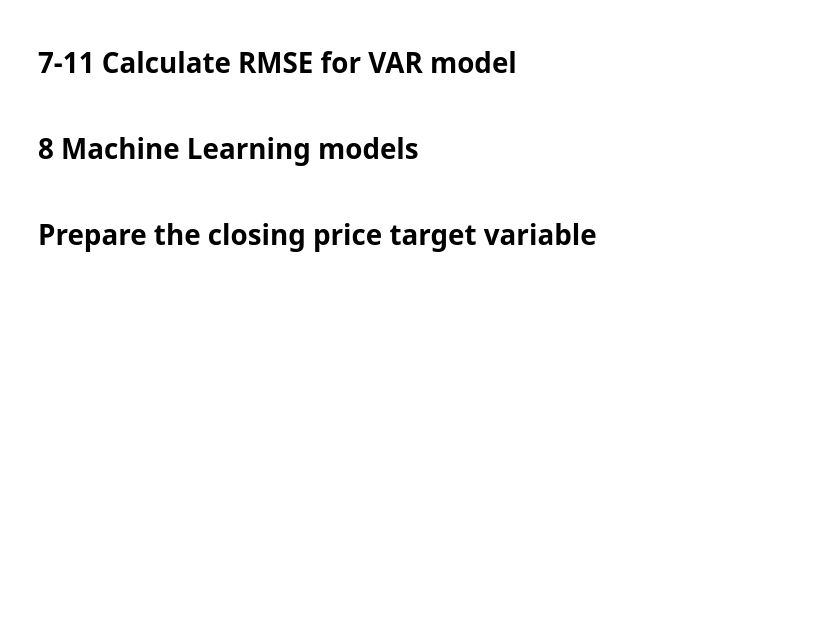
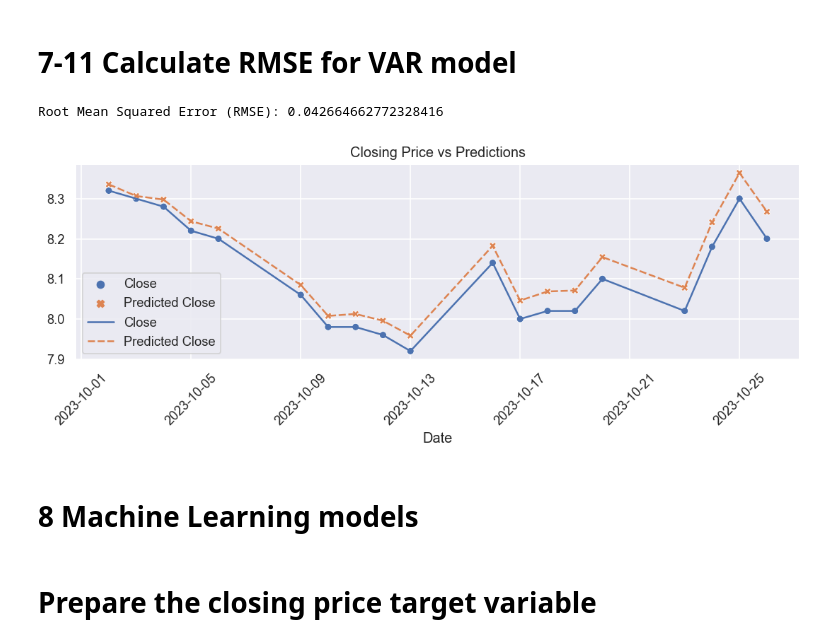
Before and after one commit to praxitelisk/FinancialDashboard, a Jupyter notebook: stock-price-regression-modelling-exp1-0.ipynb, the cells around one changed output. Drawn from its saved outputs; the diff is of its cells as text; code cells hidden in the pictures; blank space fills up the shorter version.

```diff
--- a/stock-price-regression-modelling-exp1-0.ipynb
+++ b/stock-price-regression-modelling-exp1-0.ipynb
@@ -493,9 +657,9 @@ for col, val in zip(train_set_differenced.columns, out):
 lag_order = model_var_fitted.k_ar
 
 # Input data for forecasting
-forecast_input = pd.concat([train_and_validation_set[-lag_order-1:], test_set]) # I add -1 cause next line we have dropna which deletes the first case
+forecast_input = pd.concat([validation_set[-lag_order-1:], test_set]) # I add -1 cause next line we have dropna which deletes the first case
 forecast_input_differenced = forecast_input.copy().diff().dropna()
-forecast_input = pd.concat([train_and_validation_set[-lag_order:], test_set]) # set the corrected forecast_input df having length equal to forecasts without the extra +1 case
+forecast_input = pd.concat([validation_set[-lag_order:], test_set]) # set the corrected forecast_input df having length equal to forecasts without the extra +1 case
 
 # Forecast
 nobs = forecast_input_differenced.shape[0]
@@ -534,29 +713,33 @@ plt.tight_layout();
 # %%
 forecasts = df_results[df_results.index >= test_start_time]["Close_forecast"]
 
 # evaluate forecasts against test_set
 from sklearn.metrics import mean_squared_error
 
 mse = mean_squared_error(test_set['Close'], forecasts)
 rmse = np.sqrt(mse)
 print(f"Root Mean Squared Error (RMSE): {rmse}")
 
 
 #plot Close and predicted Close price
 plot_df = pd.DataFrame({'Date': test_set.index,
                     'Close': test_set['Close'],
                     'Predicted Close': forecasts
                         })
 
 
 my_plot = sns.set(rc={'figure.figsize':(11, 3)})
 plt.figure()
 my_plot = sns.scatterplot(plot_df)
 my_plot = sns.lineplot(plot_df)
 my_plot.set_xticklabels(my_plot.get_xticklabels(), rotation=45)
 my_plot.set(title='Closing Price vs Predictions')
 
-df_model_performances.loc['VAR'] = rmse
+df_default_model_with_lagged_features_rmse_performance.loc['VAR'] = rmse
+df_tuned_model_with_lagged_features_rmse_performance.loc['VAR'] = rmse
+# %% [output]
+Root Mean Squared Error (RMSE): 0.042664662772328416
+[figure, added]
 # %% [markdown]
 # 8 Machine Learning models
 # %% [markdown]
```
Also changed, not shown: parts of 64 cells of this notebook.
